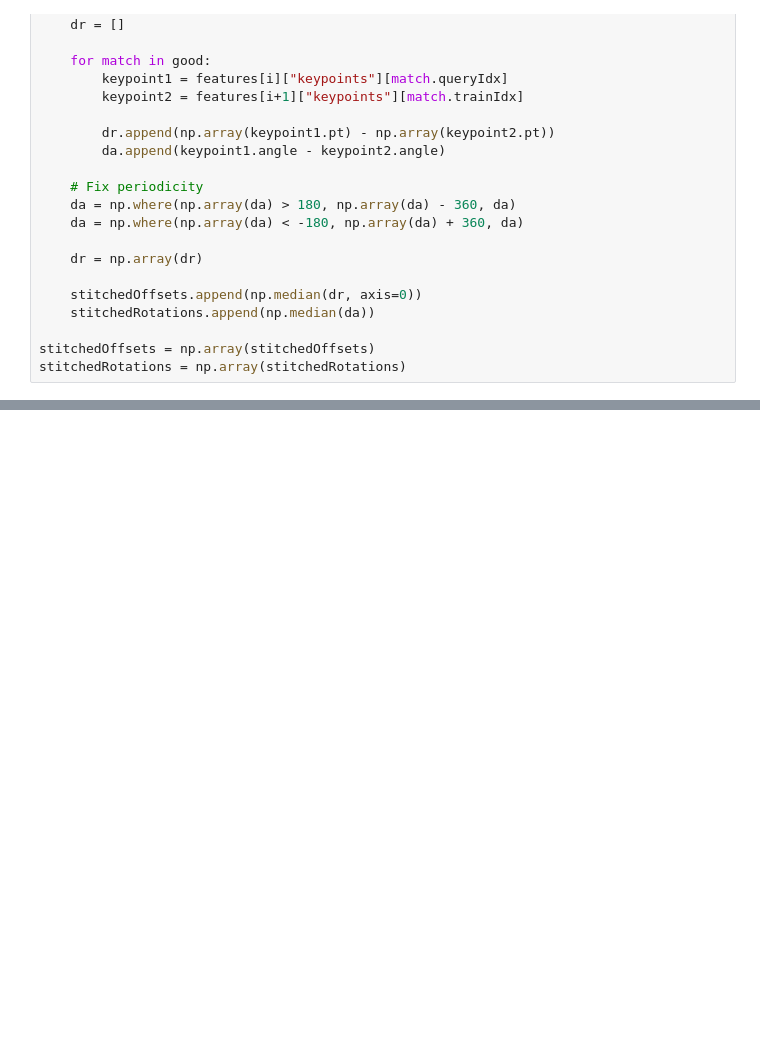
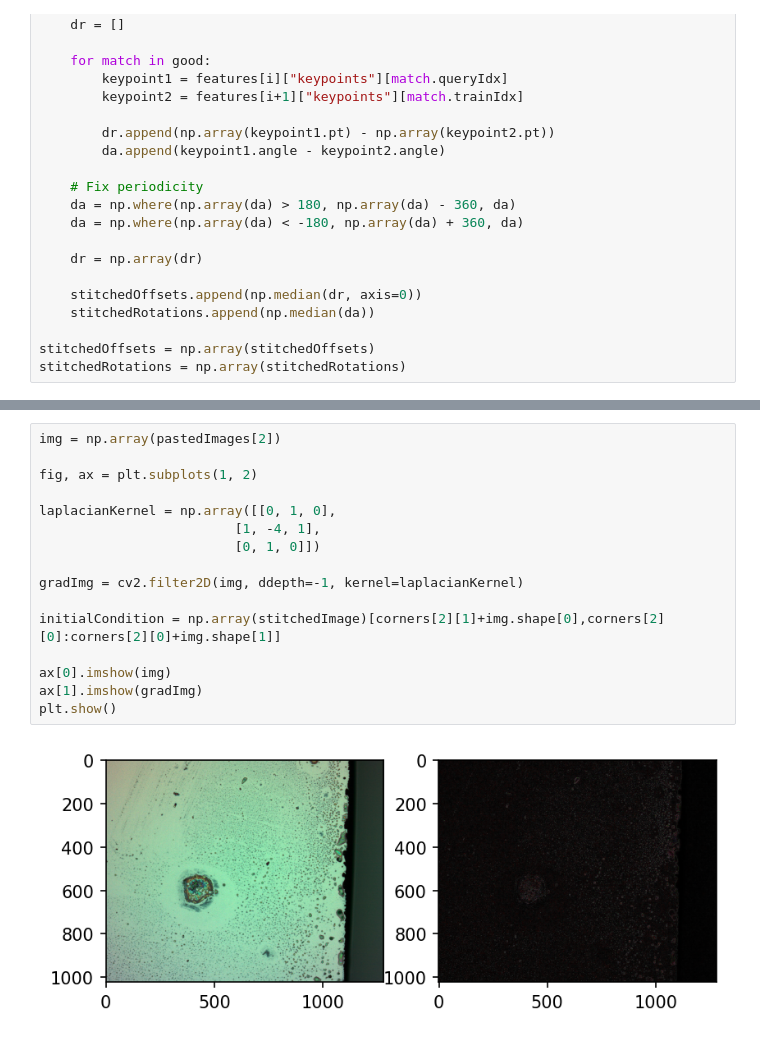
Before and after one commit to Jfeatherstone/stitcher, a Jupyter notebook: ManualStitch.ipynb, the cells around one changed output, grey strips where cells are left out. Cells and saved outputs as stored; diff of their text form; blank space fills up the shorter version.

```diff
--- a/ManualStitch.ipynb
+++ b/ManualStitch.ipynb
@@ -127,0 +151,18 @@ stitchedImage.save('test_stitch.png')
+# %%
+img = np.array(pastedImages[2])
+
+fig, ax = plt.subplots(1, 2)
+
+laplacianKernel = np.array([[0, 1, 0],
+                         [1, -4, 1],
+                         [0, 1, 0]])
+
+gradImg = cv2.filter2D(img, ddepth=-1, kernel=laplacianKernel)
+
+initialCondition = np.array(stitchedImage)[corners[2][1]+img.shape[0],corners[2][0]:corners[2][0]+img.shape[1]]
+
+ax[0].imshow(img)
+ax[1].imshow(gradImg)
+plt.show()
+# %% [output]
+[figure, added]
```
Also changed, not shown: parts of 7 cells of this notebook, 2 other files.
